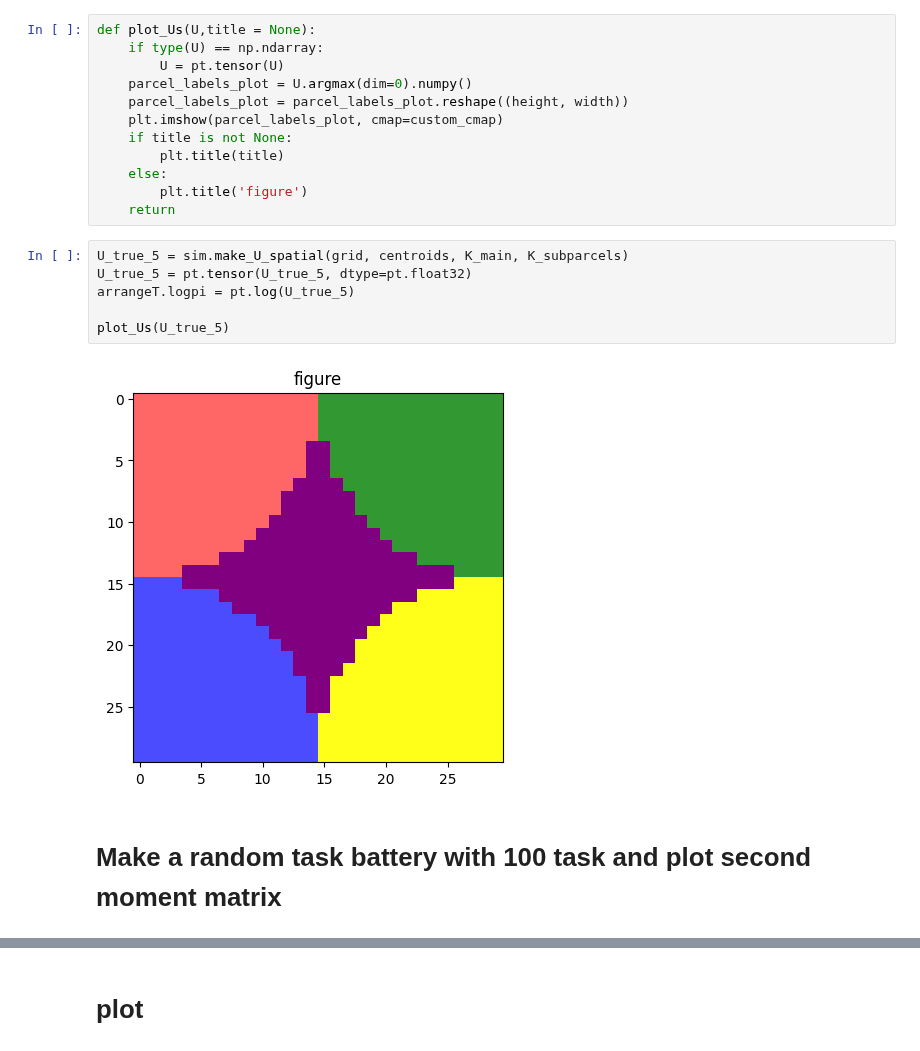
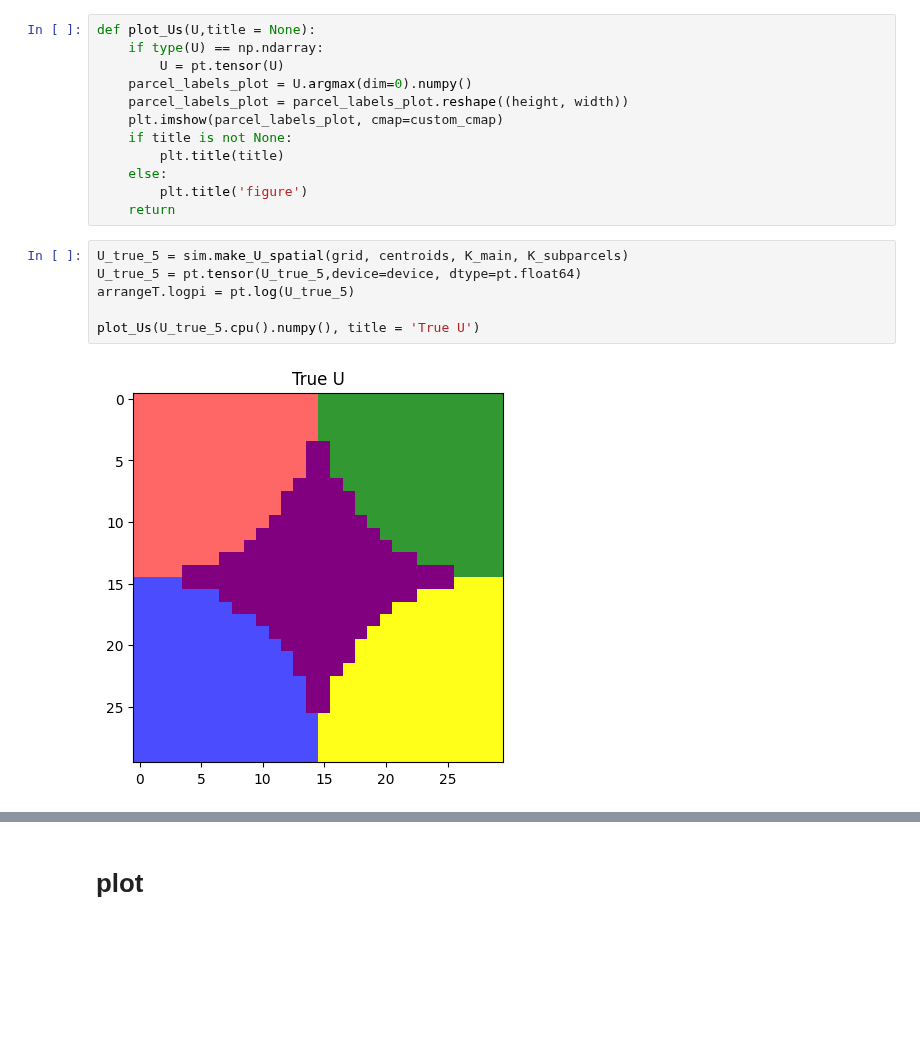
Before and after one commit to DiedrichsenLab/OptimalBattery, a Jupyter notebook: notebooks/5.sim_parcellate.ipynb, the cells around one changed output, grey strips where cells are left out. Cells and saved outputs as stored; diff of their text form; blank space fills up the shorter version.

```diff
--- a/notebooks/5.sim_parcellate.ipynb
+++ b/notebooks/5.sim_parcellate.ipynb
@@ -60,11 +60,9 @@ def plot_Us(U,title = None):
     return
 # %%
 U_true_5 = sim.make_U_spatial(grid, centroids, K_main, K_subparcels)
-U_true_5 = pt.tensor(U_true_5, dtype=pt.float32)
+U_true_5 = pt.tensor(U_true_5,device=device, dtype=pt.float64)
 arrangeT.logpi = pt.log(U_true_5)
 
-plot_Us(U_true_5)
+plot_Us(U_true_5.cpu().numpy(), title = 'True U')
 # %% [output]
-[figure, old version]
+[figure, new version]
-# %% [markdown]
-# Make a random task battery with 100 task and plot second moment matrix
```
Also changed, not shown: parts of 16 cells of this notebook, 16 other files.
